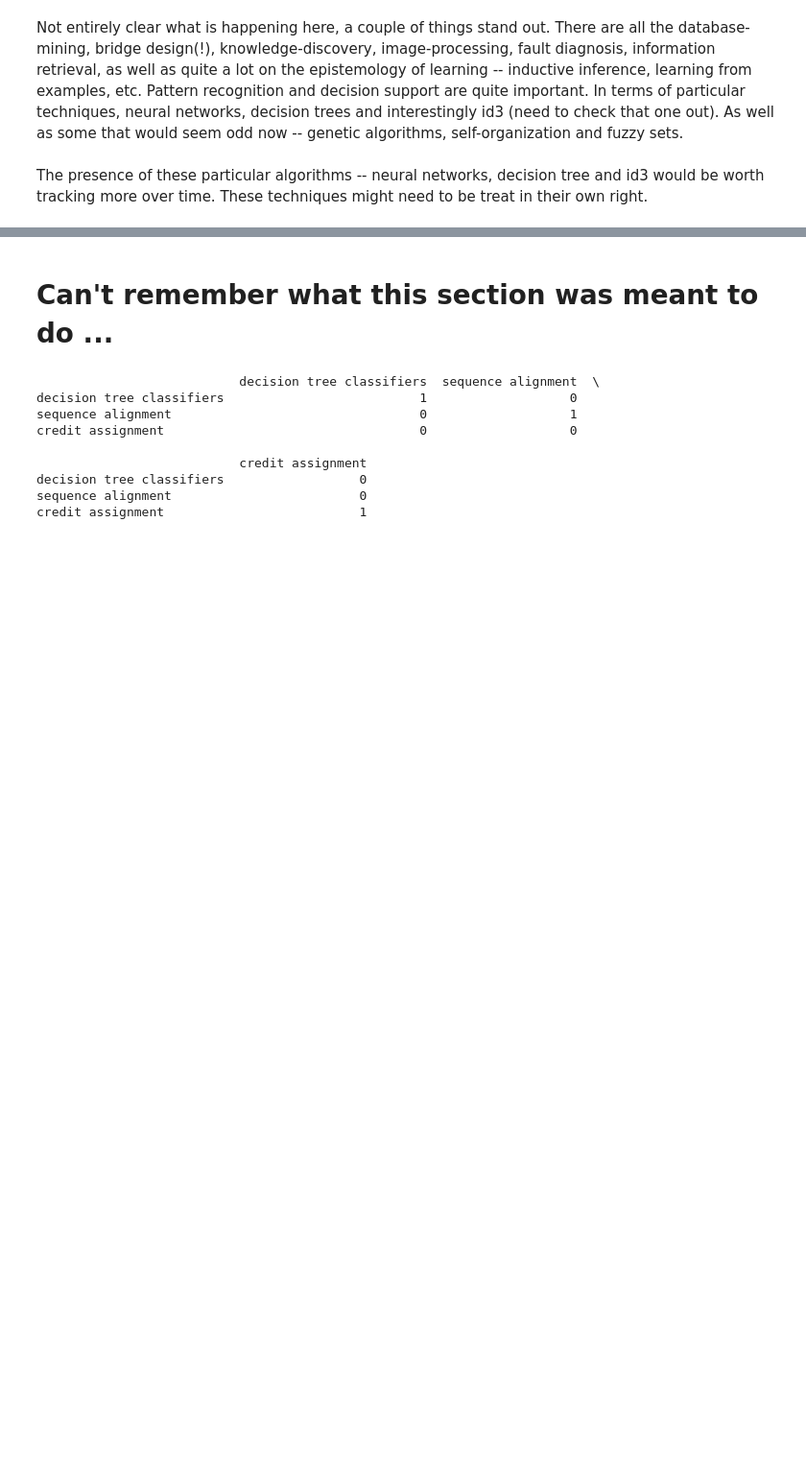
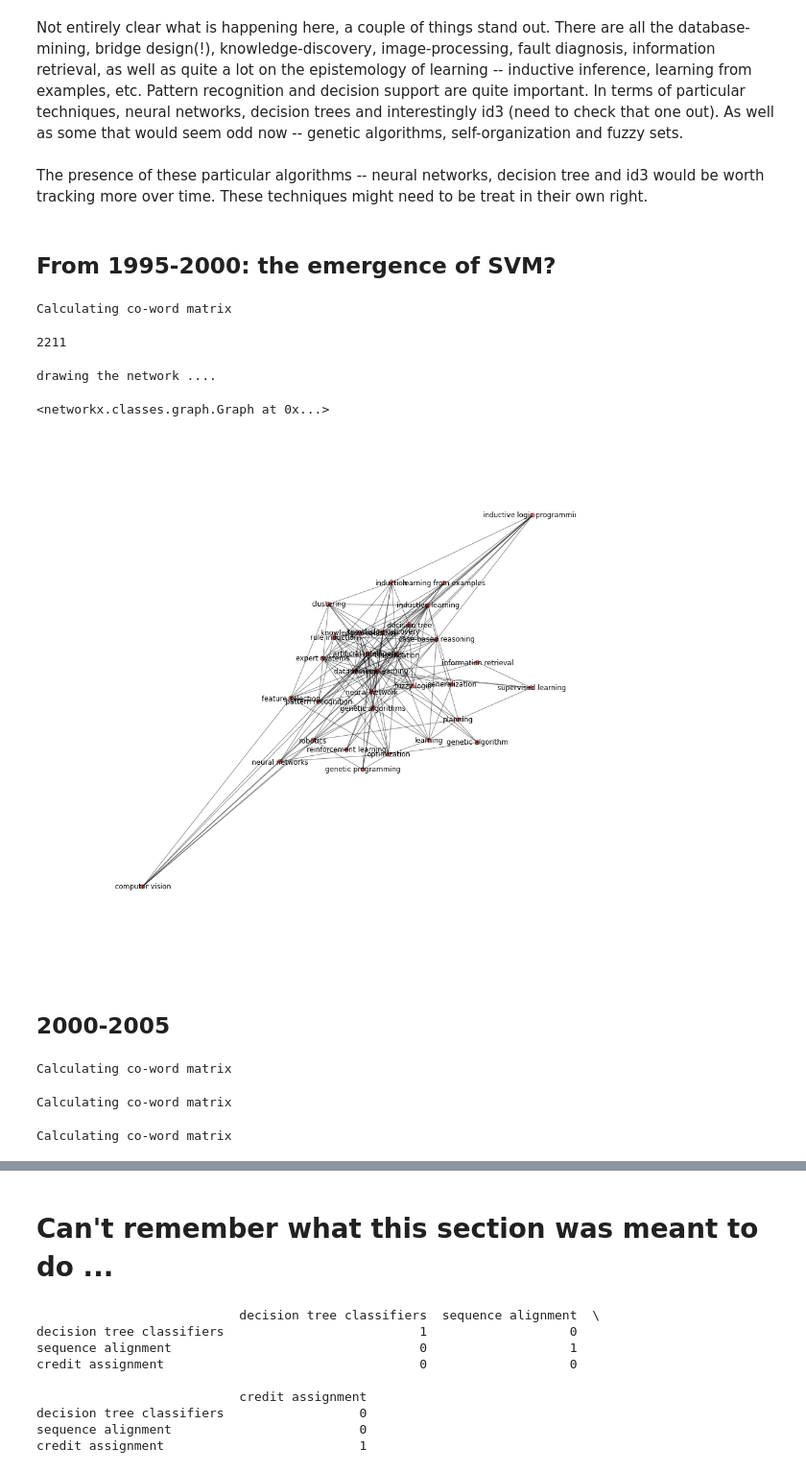
Before and after one commit to datapractice/machinelearners, a Jupyter notebook: ml_lit/ml_coword_analysis.ipynb, the cells around one changed output, grey strips where cells are left out. Shown at 96% size. Cells and saved outputs as stored; diff of their text form; code cells hidden in the pictures; blank space fills up the shorter version.

```diff
--- a/ml_lit/ml_coword_analysis.ipynb
+++ b/ml_lit/ml_coword_analysis.ipynb
@@ -215,3 +226,27 @@ Not entirely clear what is happening here, a couple of things stand out. There a
 In terms of particular techniques, neural networks, decision trees and interestingly id3 (need to check that one out).  As well as some that would seem odd now -- genetic algorithms, self-organization and fuzzy sets.
 # %% [markdown]
 The presence of these particular algorithms -- neural networks, decision tree and id3 would be worth tracking more over time. These techniques might need to be treat in their own right.
+# %% [markdown]
+## From 1995-2000: the emergence of SVM?
+# %%
+ml_2000 = ml.draw_network_by_years(df,1995, 2000, False, 0)
+ml_2000.number_of_nodes()
+# %% [output]
+Calculating co-word matrix
+2211
+# %%
+ml.trim_draw_network(ml_2000, 30)
+# %% [output]
+drawing the network ....
+<networkx.classes.graph.Graph at 0x...>
+[figure, added]
+# %% [markdown]
+## 2000-2005
+# %%
+ml_net_2002 = ml.draw_network_by_years(df, 2000, 2002, False, 0)
+# %% [output]
+Calculating co-word matrix
+# %%
+ml_net_2004 = ml.draw_network_by_years(df, 2002, 2004, False, 0)
+# %% [output]
+Calculating co-word matrix
@@ -217,0 +255,4 @@ The presence of these particular algorithms -- neural networks, decision tree an
+# %%
+ml_net_2008 = ml.draw_network_by_years(df_sample, 2006, 2008, False, 0)
+# %% [output]
+Calculating co-word matrix
```
Also changed, not shown: parts of 26 cells of this notebook, 6 other files.
